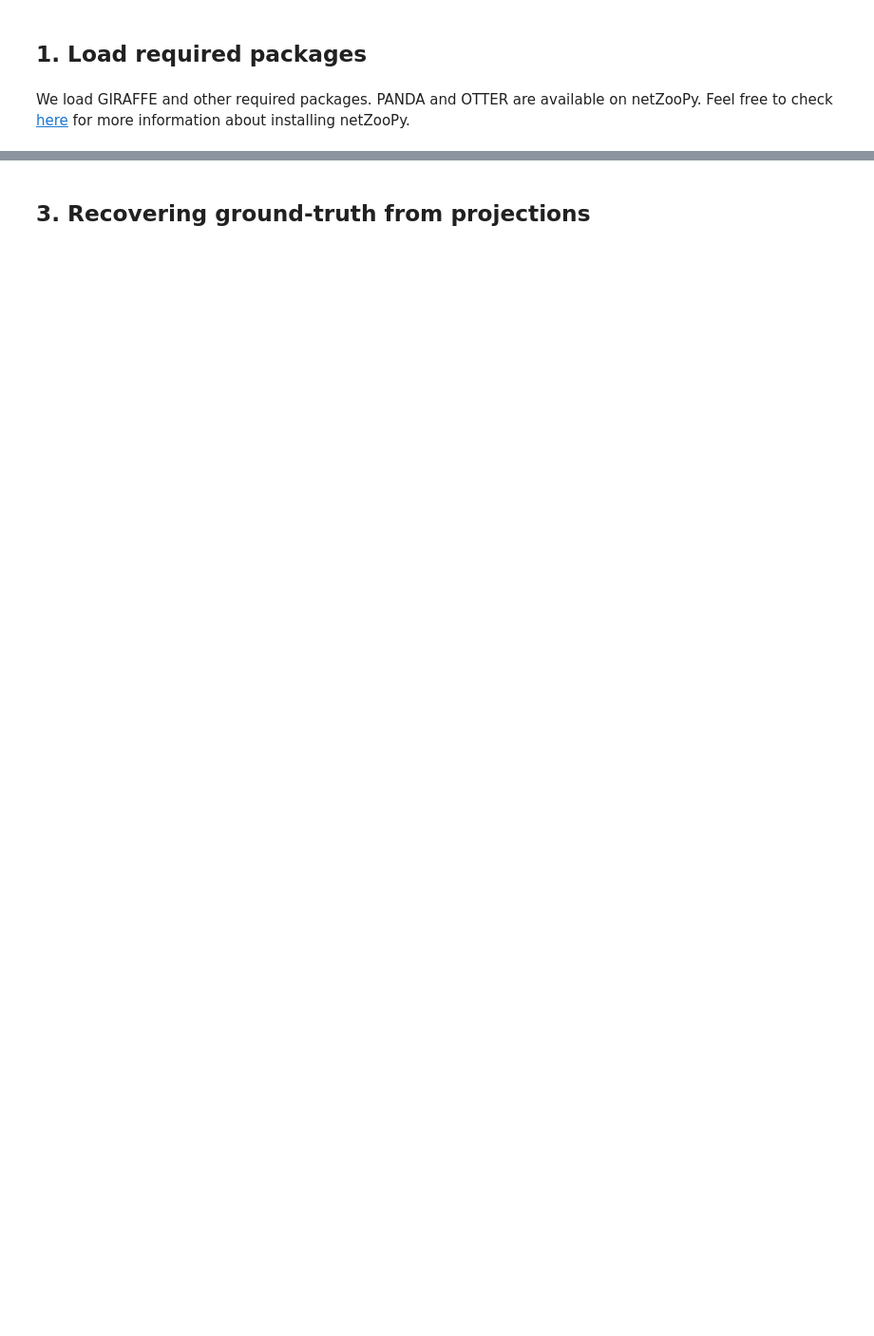
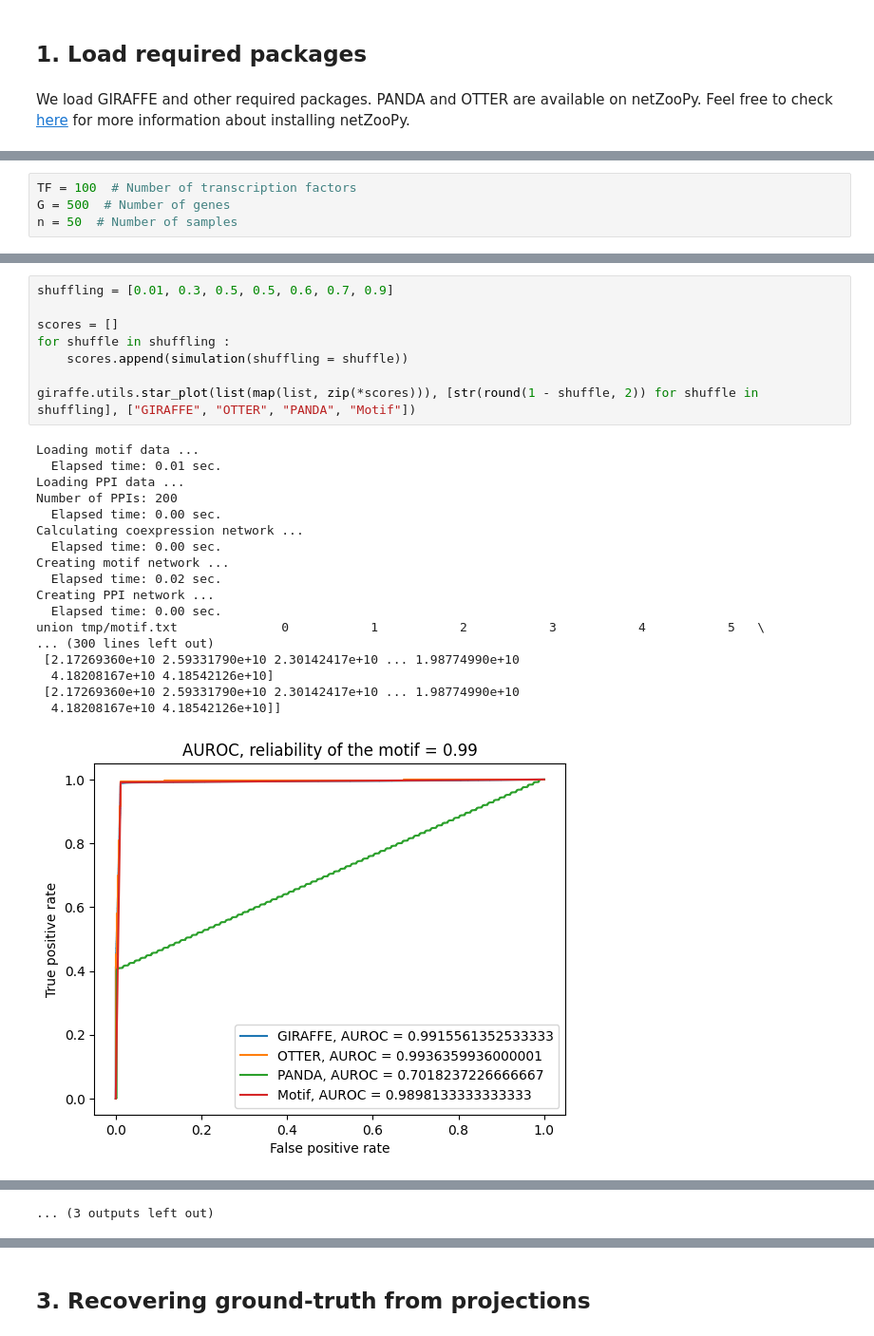
Before and after one commit to soelmicheletti/giraffe, a Jupyter notebook: notebooks/Applying GIRAFFE on in silico data.ipynb, the cells around one changed output, grey strips where cells are left out. Shown: that part at 95% size. Cells and saved outputs as stored; diff of their text form; blank space fills up the shorter version.

```diff
--- a/notebooks/Applying GIRAFFE on in silico data.ipynb
+++ b/notebooks/Applying GIRAFFE on in silico data.ipynb
@@ -19,0 +25,4 @@ import random
+# %%
+TF = 100  # Number of transcription factors
+G = 500  # Number of genes
+n = 50  # Number of samples
@@ -19,0 +154,27 @@ import random
+# %%
+shuffling = [0.01, 0.3, 0.5, 0.5, 0.6, 0.7, 0.9]
+
+scores = []
+for shuffle in shuffling :
+    scores.append(simulation(shuffling = shuffle))
+
+giraffe.utils.star_plot(list(map(list, zip(*scores))), [str(round(1 - shuffle, 2)) for shuffle in shuffling], ["GIRAFFE", "OTTER", "PANDA", "Motif"])
+# %% [output]
+Loading motif data ...
+  Elapsed time: 0.01 sec.
+Loading PPI data ...
+Number of PPIs: 200
+  Elapsed time: 0.00 sec.
+Calculating coexpression network ...
+  Elapsed time: 0.00 sec.
+Creating motif network ...
+  Elapsed time: 0.02 sec.
+Creating PPI network ...
+  Elapsed time: 0.00 sec.
+union tmp/motif.txt              0           1           2           3           4           5   \
+... (300 lines left out)
+ [2.17269360e+10 2.59331790e+10 2.30142417e+10 ... 1.98774990e+10
+  4.18208167e+10 4.18542126e+10]
+ [2.17269360e+10 2.59331790e+10 2.30142417e+10 ... 1.98774990e+10
+  4.18208167e+10 4.18542126e+10]]
+[figure, added]
@@ -19,0 +271 @@ import random
+... (3 outputs left out)
```
Also changed, not shown: parts of 26 cells of this notebook.
